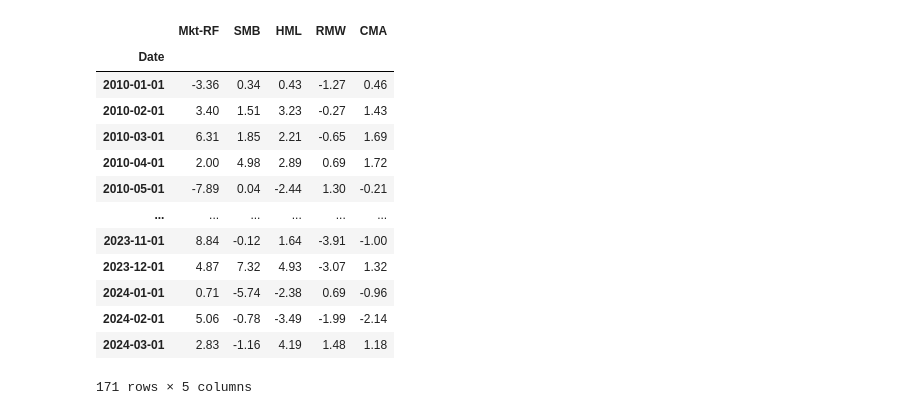
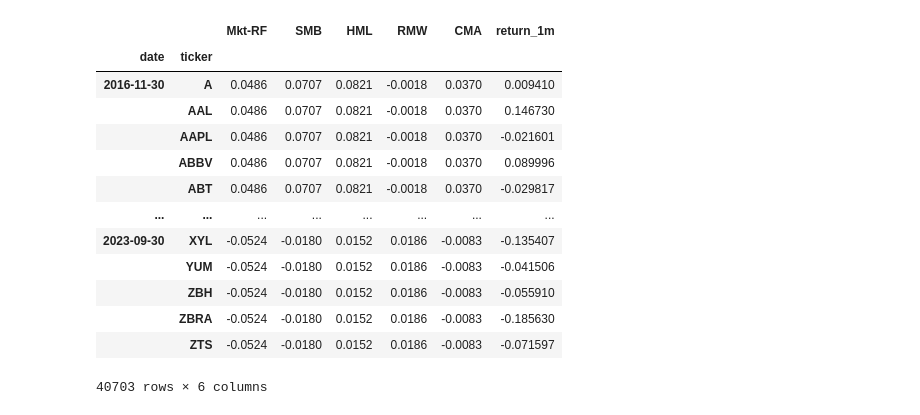
Before and after one commit to niccholasw/AiQuantTradingProject, a Jupyter notebook: Main.ipynb, the cells around one changed output. Drawn from its saved outputs; the diff is of its cells as text; code cells hidden in the pictures.

```diff
--- a/Main.ipynb
+++ b/Main.ipynb
@@ -83,20 +88,20 @@ df
 # %%
 # Filter top 150 most liquid stocks for each month
 
-# last_cols = [c for c in df.columns.unique(0) if c not in ['dollar_volume', 'volume', 'open',
-#                                                           'high', 'low', 'close']]
+last_cols = [c for c in df.columns.unique(0) if c not in ['dollar_volume', 'volume', 'open',
+                                                          'high', 'low', 'close']]
 
-# data = (pd.concat([df.unstack('ticker')['dollar_volume'].resample('M').mean().stack('ticker').to_frame('dollar_volume'),
-#                    df.unstack()[last_cols].resample('M').last().stack('ticker')],
-#                   axis=1)).dropna()
+data = (pd.concat([df.unstack('ticker')['dollar_volume'].resample('M').mean().stack('ticker').to_frame('dollar_volume'),
+                   df.unstack()[last_cols].resample('M').last().stack('ticker')],
+                  axis=1)).dropna()
 # %%
 # Calulate the 5 year rolling average dollar volume for each stock
 
-# data['dollar_volume'].unstack('ticker').rolling(5*12).mean()
+data['dollar_volume'] = (data.loc[:, 'dollar_volume'].unstack('ticker').rolling(5*12, min_periods=12).mean().stack())
 
-# data['dollar_vol_rank'] = (data.groupby('date')['dollar_volume'].rank(ascending=False))
+data['dollar_vol_rank'] = (data.groupby('date')['dollar_volume'].rank(ascending=False))
 
-# data[data['dollar_vol_rank'] < 150].drop(['dollar_volume', 'dollar_vol_rank'], axis=1)
+data[data['dollar_vol_rank'] < 150].drop(['dollar_volume', 'dollar_vol_rank'], axis=1)
 # %% [output]
 |  |  | adj close | garman_klass_vol | rsi | bb_low | bb_mid | bb_high | atr | macd |
 | date | ticker |  |  |  |  |  |  |  |  |
@@ -155,25 +160,31 @@ data
 # %%
 # Download Fama-French factors and calculate rolling factor betas
 
 factor_data = web.DataReader('F-F_Research_Data_5_Factors_2x3',
                                'famafrench',
                                start='2010')[0].drop('RF', axis=1)
 
 factor_data.index = factor_data.index.to_timestamp()
 
+factor_data = factor_data.resample('M').last().div(100)
+
+factor_data.index.name = 'date'
+
+factor_data = factor_data.join(data['return_1m']).sort_index()
+
 factor_data
 # %% [output]
-|  | Mkt-RF | SMB | HML | RMW | CMA |
-| Date |  |  |  |  |  |
-| 2010-01-01 | -3.36 | 0.34 | 0.43 | -1.27 | 0.46 |
-| 2010-02-01 | 3.40 | 1.51 | 3.23 | -0.27 | 1.43 |
-| 2010-03-01 | 6.31 | 1.85 | 2.21 | -0.65 | 1.69 |
-| 2010-04-01 | 2.00 | 4.98 | 2.89 | 0.69 | 1.72 |
-| 2010-05-01 | -7.89 | 0.04 | -2.44 | 1.30 | -0.21 |
-| ... | ... | ... | ... | ... | ... |
-| 2023-11-01 | 8.84 | -0.12 | 1.64 | -3.91 | -1.00 |
-| 2023-12-01 | 4.87 | 7.32 | 4.93 | -3.07 | 1.32 |
-| 2024-01-01 | 0.71 | -5.74 | -2.38 | 0.69 | -0.96 |
-| 2024-02-01 | 5.06 | -0.78 | -3.49 | -1.99 | -2.14 |
-| 2024-03-01 | 2.83 | -1.16 | 4.19 | 1.48 | 1.18 |
+|  |  | Mkt-RF | SMB | HML | RMW | CMA | return_1m |
+| date | ticker |  |  |  |  |  |  |
+| 2016-11-30 | A | 0.0486 | 0.0707 | 0.0821 | -0.0018 | 0.0370 | 0.009410 |
+|  | AAL | 0.0486 | 0.0707 | 0.0821 | -0.0018 | 0.0370 | 0.146730 |
+|  | AAPL | 0.0486 | 0.0707 | 0.0821 | -0.0018 | 0.0370 | -0.021601 |
+|  | ABBV | 0.0486 | 0.0707 | 0.0821 | -0.0018 | 0.0370 | 0.089996 |
+|  | ABT | 0.0486 | 0.0707 | 0.0821 | -0.0018 | 0.0370 | -0.029817 |
+| ... | ... | ... | ... | ... | ... | ... | ... |
+| 2023-09-30 | XYL | -0.0524 | -0.0180 | 0.0152 | 0.0186 | -0.0083 | -0.135407 |
+|  | YUM | -0.0524 | -0.0180 | 0.0152 | 0.0186 | -0.0083 | -0.041506 |
+|  | ZBH | -0.0524 | -0.0180 | 0.0152 | 0.0186 | -0.0083 | -0.055910 |
+|  | ZBRA | -0.0524 | -0.0180 | 0.0152 | 0.0186 | -0.0083 | -0.185630 |
+|  | ZTS | -0.0524 | -0.0180 | 0.0152 | 0.0186 | -0.0083 | -0.071597 |
-171 rows × 5 columns
+40703 rows × 6 columns
```
Also changed, not shown: parts of 6 cells of this notebook.
